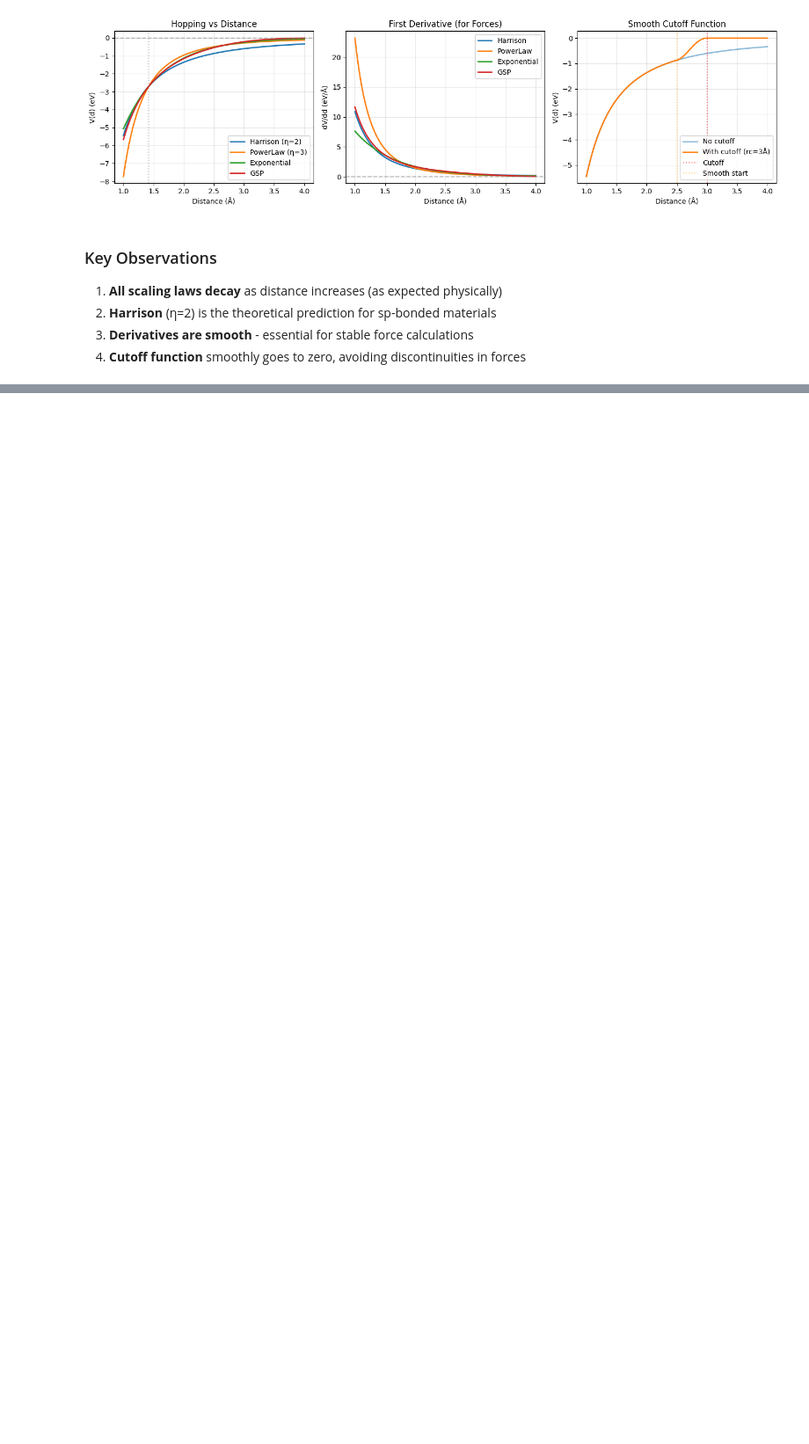
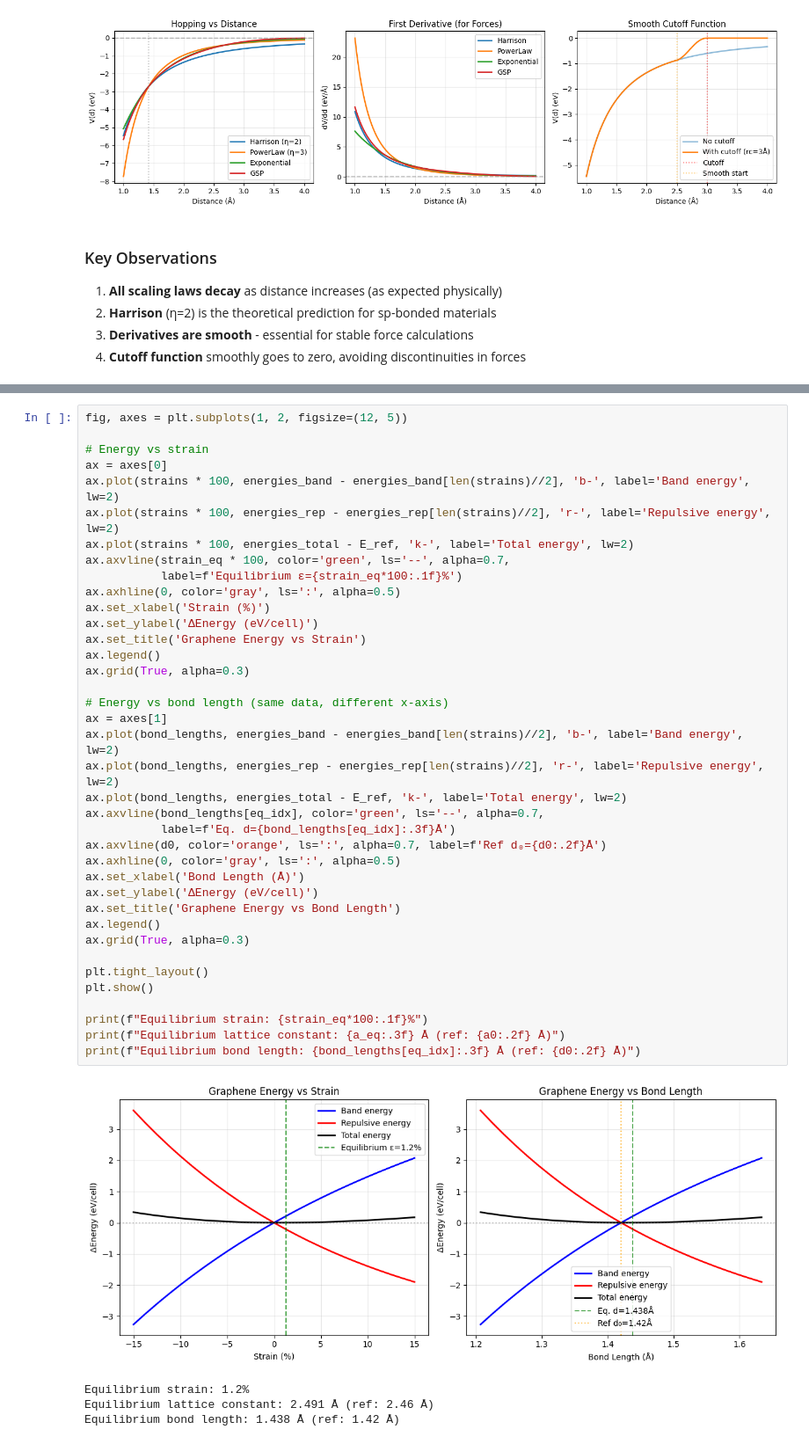
Before and after one commit to santoshkumarradha/pysktb, a Jupyter notebook: docs/source/examples/forces_and_scaling.ipynb, the cells around one changed output, grey strips where cells are left out. Shown at 88% size. Drawn from its saved outputs; the diff is of its cells as text; blank space fills up the shorter version.

```diff
--- a/docs/source/examples/forces_and_scaling.ipynb
+++ b/docs/source/examples/forces_and_scaling.ipynb
@@ -233,3 +215,46 @@ Equilibrium bond length: 1.48 Å
+# %%
+fig, axes = plt.subplots(1, 2, figsize=(12, 5))
+
+# Energy vs strain
+ax = axes[0]
+ax.plot(strains * 100, energies_band - energies_band[len(strains)//2], 'b-', label='Band energy', lw=2)
+ax.plot(strains * 100, energies_rep - energies_rep[len(strains)//2], 'r-', label='Repulsive energy', lw=2)
+ax.plot(strains * 100, energies_total - E_ref, 'k-', label='Total energy', lw=2)
+ax.axvline(strain_eq * 100, color='green', ls='--', alpha=0.7,
+           label=f'Equilibrium ε={strain_eq*100:.1f}%')
+ax.axhline(0, color='gray', ls=':', alpha=0.5)
+ax.set_xlabel('Strain (%)')
+ax.set_ylabel('ΔEnergy (eV/cell)')
+ax.set_title('Graphene Energy vs Strain')
+ax.legend()
+ax.grid(True, alpha=0.3)
+
+# Energy vs bond length (same data, different x-axis)
+ax = axes[1]
+ax.plot(bond_lengths, energies_band - energies_band[len(strains)//2], 'b-', label='Band energy', lw=2)
+ax.plot(bond_lengths, energies_rep - energies_rep[len(strains)//2], 'r-', label='Repulsive energy', lw=2)
+ax.plot(bond_lengths, energies_total - E_ref, 'k-', label='Total energy', lw=2)
+ax.axvline(bond_lengths[eq_idx], color='green', ls='--', alpha=0.7,
+           label=f'Eq. d={bond_lengths[eq_idx]:.3f}Å')
+ax.axvline(d0, color='orange', ls=':', alpha=0.7, label=f'Ref d₀={d0:.2f}Å')
+ax.axhline(0, color='gray', ls=':', alpha=0.5)
+ax.set_xlabel('Bond Length (Å)')
+ax.set_ylabel('ΔEnergy (eV/cell)')
+ax.set_title('Graphene Energy vs Bond Length')
+ax.legend()
+ax.grid(True, alpha=0.3)
+
+plt.tight_layout()
+plt.show()
+
+print(f"Equilibrium strain: {strain_eq*100:.1f}%")
+print(f"Equilibrium lattice constant: {a_eq:.3f} Å (ref: {a0:.2f} Å)")
+print(f"Equilibrium bond length: {bond_lengths[eq_idx]:.3f} Å (ref: {d0:.2f} Å)")
+# %% [output]
+[figure, added]
+Equilibrium strain: 1.2%
+Equilibrium lattice constant: 2.491 Å (ref: 2.46 Å)
+Equilibrium bond length: 1.438 Å (ref: 1.42 Å)
 # %% [markdown]
 ### Results
 
```
Also changed, not shown: parts of 14 cells of this notebook, 1 other file.
